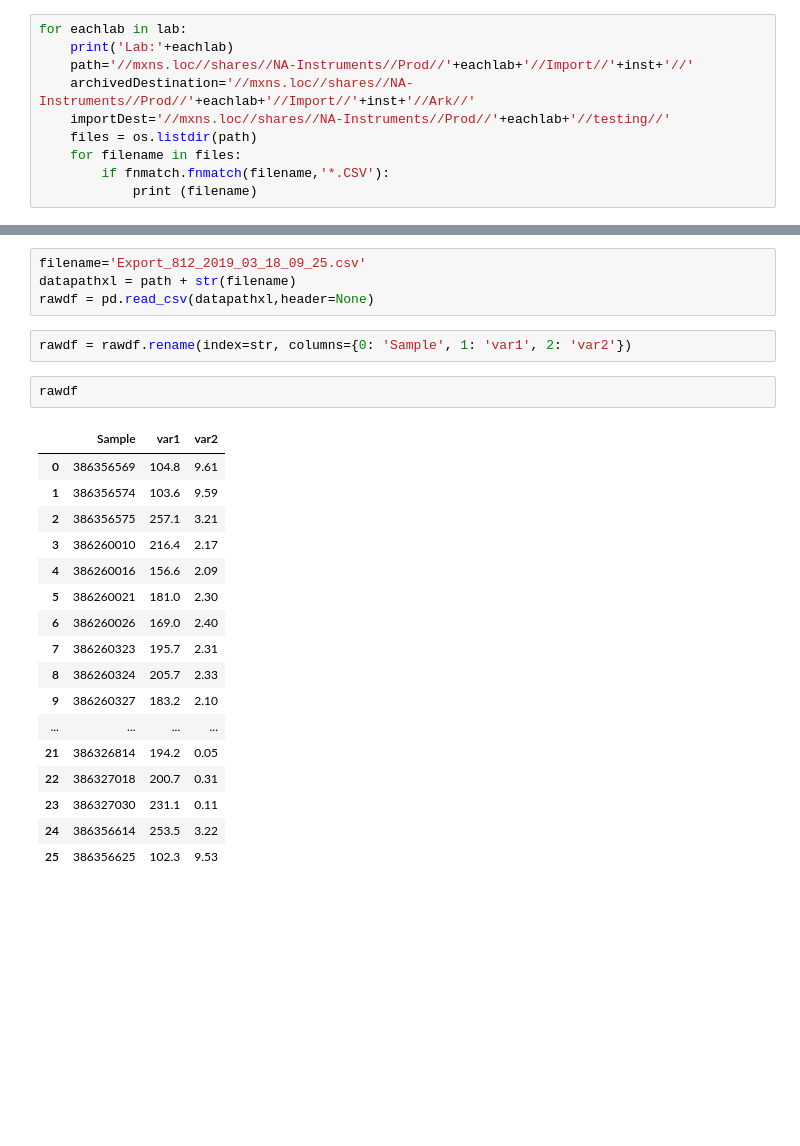
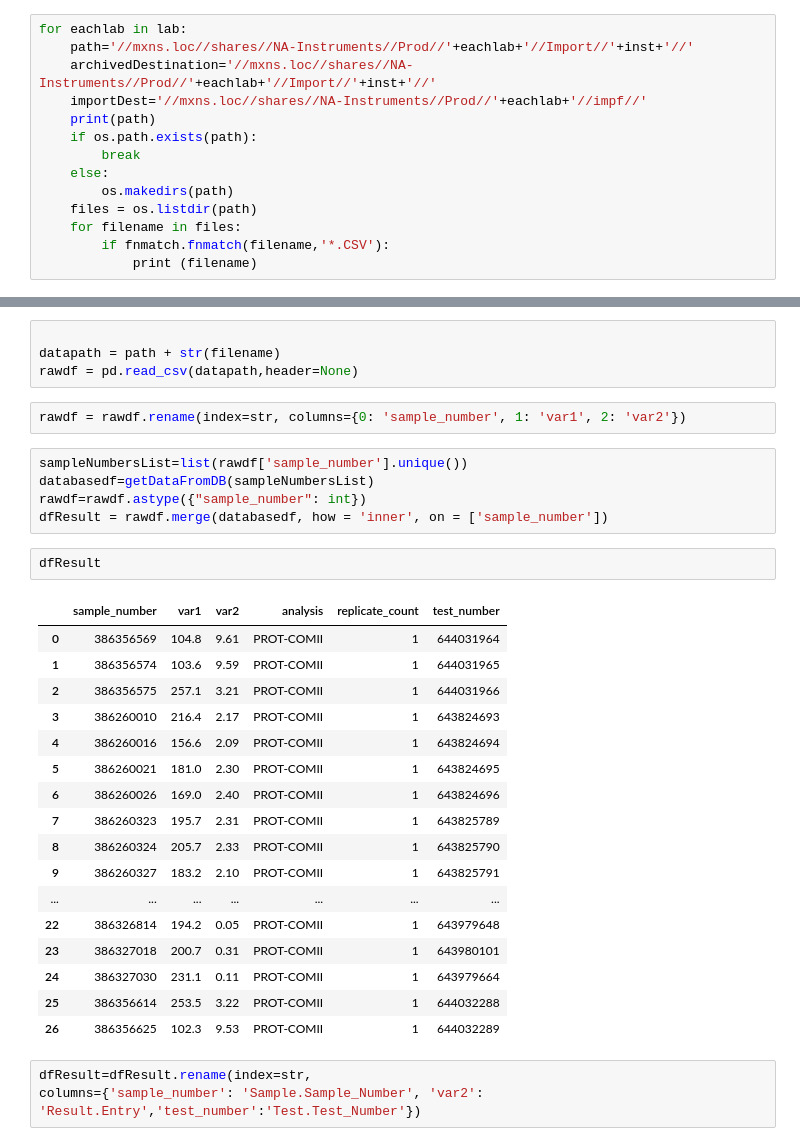
Before and after one commit to agundlapallimxns/Instrument-Interface, a Jupyter notebook: scripts/Development/JupyterNotebooks/Dumatherm.ipynb, the cells around one changed output, grey strips where cells are left out. Saved outputs shown, nothing was run; the diff lists cells and outputs as text; blank space fills up the shorter version.

```diff
--- a/scripts/Development/JupyterNotebooks/Dumatherm.ipynb
+++ b/scripts/Development/JupyterNotebooks/Dumatherm.ipynb
@@ -49,10 +47,14 @@ def writeFile(dframe,lab,inst,archDestination,importDest,datapath):
     time.sleep(1)
 # %%
 for eachlab in lab:
-    print('Lab:'+eachlab)
     path='//mxns.loc//shares//NA-Instruments//Prod//'+eachlab+'//Import//'+inst+'//'
-    archivedDestination='//mxns.loc//shares//NA-Instruments//Prod//'+eachlab+'//Import//'+inst+'//Ark//'
-    importDest='//mxns.loc//shares//NA-Instruments//Prod//'+eachlab+'//testing//'
+    archivedDestination='//mxns.loc//shares//NA-Instruments//Prod//'+eachlab+'//Import//'+inst+'//'
+    importDest='//mxns.loc//shares//NA-Instruments//Prod//'+eachlab+'//impf//'
+    print(path)
+    if os.path.exists(path):
+        break
+    else:
+        os.makedirs(path)
     files = os.listdir(path)
     for filename in files:
         if fnmatch.fnmatch(filename,'*.CSV'):
@@ -81,26 +64,34 @@ Export_812_2019_03_21_21_54.csv
 # %%
-filename='Export_812_2019_03_18_09_25.csv'
-datapathxl = path + str(filename)
-rawdf = pd.read_csv(datapathxl,header=None)
+
+datapath = path + str(filename)
+rawdf = pd.read_csv(datapath,header=None)
 # %%
-rawdf = rawdf.rename(index=str, columns={0: 'Sample', 1: 'var1', 2: 'var2'})
+rawdf = rawdf.rename(index=str, columns={0: 'sample_number', 1: 'var1', 2: 'var2'})
-# %%
-rawdf
-# %% [output]
-|  | Sample | var1 | var2 |
-| 0 | 386356569 | 104.8 | 9.61 |
-| 1 | 386356574 | 103.6 | 9.59 |
-| 2 | 386356575 | 257.1 | 3.21 |
-| 3 | 386260010 | 216.4 | 2.17 |
-| 4 | 386260016 | 156.6 | 2.09 |
-| 5 | 386260021 | 181.0 | 2.30 |
-| 6 | 386260026 | 169.0 | 2.40 |
-| 7 | 386260323 | 195.7 | 2.31 |
-| 8 | 386260324 | 205.7 | 2.33 |
-| 9 | 386260327 | 183.2 | 2.10 |
-| ... | ... | ... | ... |
-| 21 | 386326814 | 194.2 | 0.05 |
-| 22 | 386327018 | 200.7 | 0.31 |
-| 23 | 386327030 | 231.1 | 0.11 |
-| 24 | 386356614 | 253.5 | 3.22 |
-| 25 | 386356625 | 102.3 | 9.53 |
+# %%
+sampleNumbersList=list(rawdf['sample_number'].unique())
+databasedf=getDataFromDB(sampleNumbersList)
+rawdf=rawdf.astype({"sample_number": int})
+dfResult = rawdf.merge(databasedf, how = 'inner', on = ['sample_number'])
+# %%
+dfResult
+# %% [output]
+|  | sample_number | var1 | var2 | analysis | replicate_count | test_number |
+| 0 | 386356569 | 104.8 | 9.61 | PROT-COMII | 1 | 644031964 |
+| 1 | 386356574 | 103.6 | 9.59 | PROT-COMII | 1 | 644031965 |
+| 2 | 386356575 | 257.1 | 3.21 | PROT-COMII | 1 | 644031966 |
+| 3 | 386260010 | 216.4 | 2.17 | PROT-COMII | 1 | 643824693 |
+| 4 | 386260016 | 156.6 | 2.09 | PROT-COMII | 1 | 643824694 |
+| 5 | 386260021 | 181.0 | 2.30 | PROT-COMII | 1 | 643824695 |
+| 6 | 386260026 | 169.0 | 2.40 | PROT-COMII | 1 | 643824696 |
+| 7 | 386260323 | 195.7 | 2.31 | PROT-COMII | 1 | 643825789 |
+| 8 | 386260324 | 205.7 | 2.33 | PROT-COMII | 1 | 643825790 |
+| 9 | 386260327 | 183.2 | 2.10 | PROT-COMII | 1 | 643825791 |
+| ... | ... | ... | ... | ... | ... | ... |
+| 22 | 386326814 | 194.2 | 0.05 | PROT-COMII | 1 | 643979648 |
+| 23 | 386327018 | 200.7 | 0.31 | PROT-COMII | 1 | 643980101 |
+| 24 | 386327030 | 231.1 | 0.11 | PROT-COMII | 1 | 643979664 |
+| 25 | 386356614 | 253.5 | 3.22 | PROT-COMII | 1 | 644032288 |
+| 26 | 386356625 | 102.3 | 9.53 | PROT-COMII | 1 | 644032289 |
+# %%
+dfResult=dfResult.rename(index=str,
+columns={'sample_number': 'Sample.Sample_Number', 'var2': 'Result.Entry','test_number':'Test.Test_Number'})
```
Also changed, not shown: parts of 13 cells of this notebook, 9 other files.
